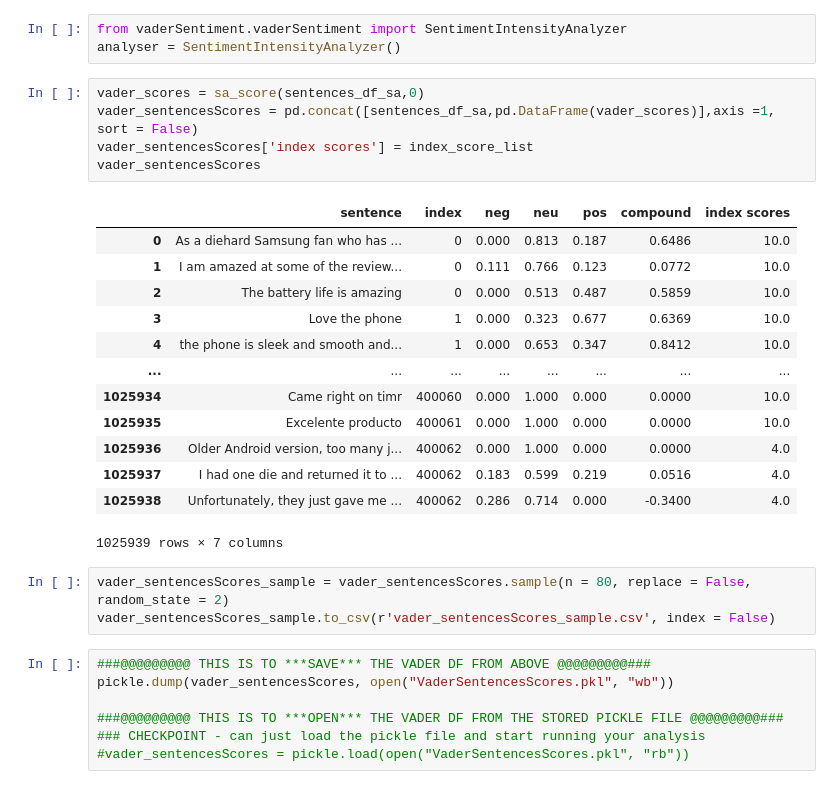
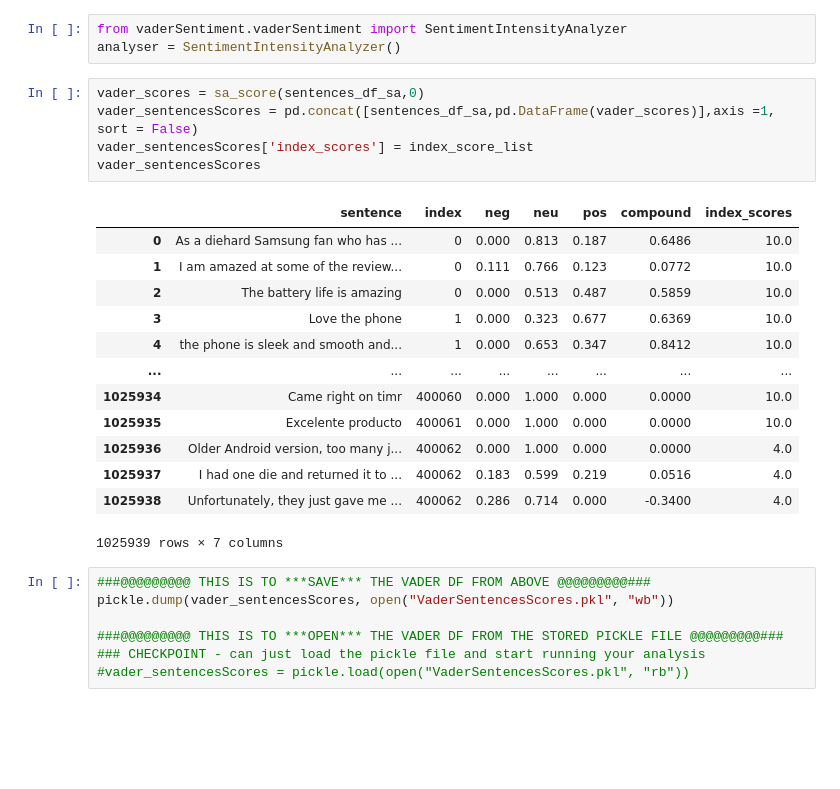
Before and after one commit to ngohngoh/phone-reviews-analysis, a Jupyter notebook: Cell phone Reviews - YL.ipynb, the cells around one changed output. Cells and saved outputs as stored; diff of their text form; blank space fills up the shorter version.

```diff
--- a/Cell phone Reviews - YL.ipynb
+++ b/Cell phone Reviews - YL.ipynb
@@ -737,10 +737,10 @@ analyser = SentimentIntensityAnalyzer()
 # %%
 vader_scores = sa_score(sentences_df_sa,0)
 vader_sentencesScores = pd.concat([sentences_df_sa,pd.DataFrame(vader_scores)],axis =1, sort = False)
-vader_sentencesScores['index scores'] = index_score_list
+vader_sentencesScores['index_scores'] = index_score_list
 vader_sentencesScores
 # %% [output]
-|  | sentence | index | neg | neu | pos | compound | index scores |
+|  | sentence | index | neg | neu | pos | compound | index_scores |
 | 0 | As a diehard Samsung fan who has ... | 0 | 0.000 | 0.813 | 0.187 | 0.6486 | 10.0 |
 | 1 | I am amazed at some of the review... | 0 | 0.111 | 0.766 | 0.123 | 0.0772 | 10.0 |
 | 2 | The battery life is amazing | 0 | 0.000 | 0.513 | 0.487 | 0.5859 | 10.0 |
@@ -753,9 +753,6 @@ vader_sentencesScores
 | 1025937 | I had one die and returned it to ... | 400062 | 0.183 | 0.599 | 0.219 | 0.0516 | 4.0 |
 | 1025938 | Unfortunately, they just gave me ... | 400062 | 0.286 | 0.714 | 0.000 | -0.3400 | 4.0 |
 1025939 rows × 7 columns
-# %%
-vader_sentencesScores_sample = vader_sentencesScores.sample(n = 80, replace = False, random_state = 2)
-vader_sentencesScores_sample.to_csv(r'vader_sentencesScores_sample.csv', index = False)
 # %%
 ###@@@@@@@@@ THIS IS TO ***SAVE*** THE VADER DF FROM ABOVE @@@@@@@@@###
 pickle.dump(vader_sentencesScores, open("VaderSentencesScores.pkl", "wb"))
```
Also changed, not shown: parts of 30 cells of this notebook.
